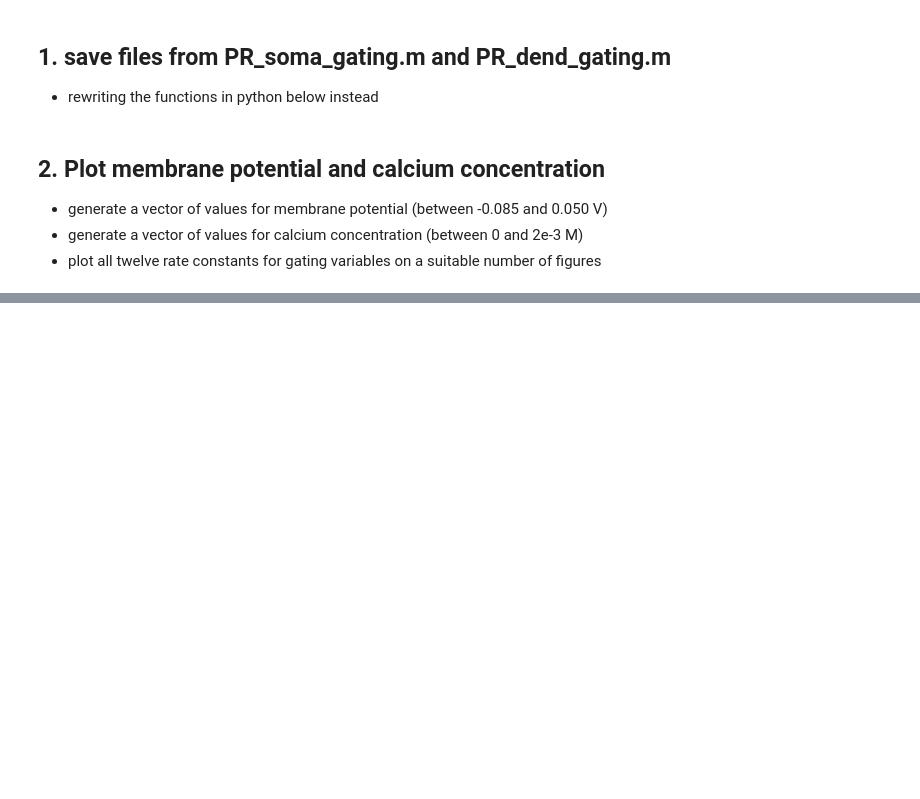
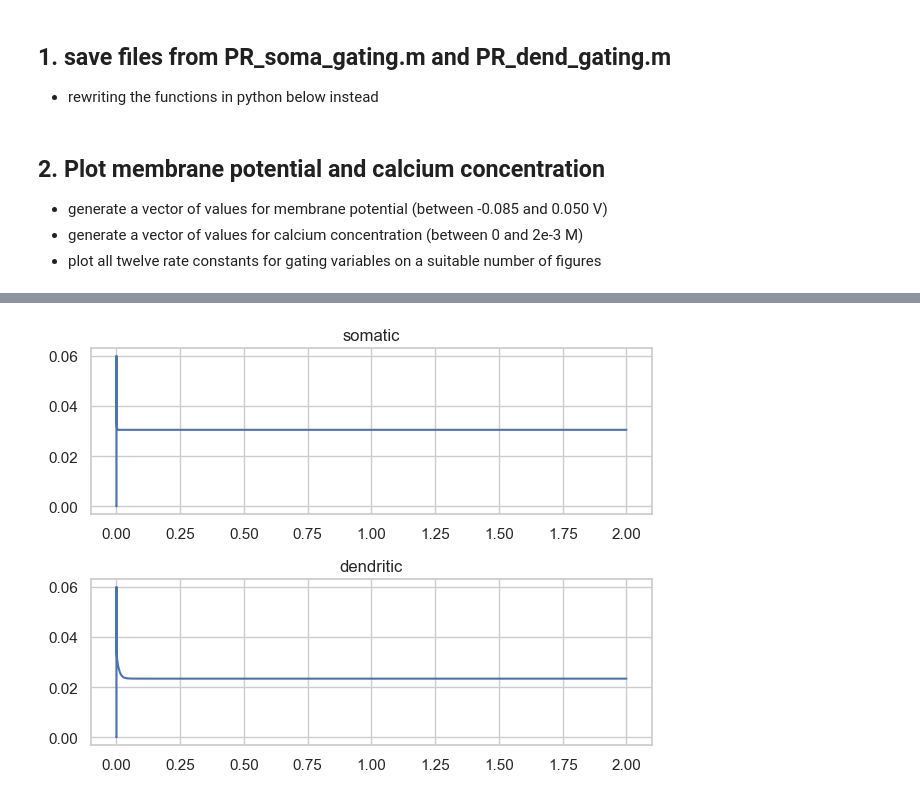
Before and after one commit to polsen99/intro_comp_neuro, a Jupyter notebook: tutorial 4.3 - two-compartment model of intrinsically bursting neuron.ipynb, the cells around one changed output, grey strips where cells are left out. Saved outputs shown, nothing was run; the diff lists cells and outputs as text; code cells hidden in the pictures; blank space fills up the shorter version.

Commit message:
complete code for q4 and q5
- some parameter is off, so not getting expected results yet.

- going to check jlindbloom params

```diff
--- a/tutorial 4.3 - two-compartment model of intrinsically bursting neuron.ipynb
+++ b/tutorial 4.3 - two-compartment model of intrinsically bursting neuron.ipynb
@@ -155,0 +381,16 @@ plt.tight_layout()
+# %%
+reset_params()
+g_link = 0
+vs, vd, spikes = pinsky_rinzel(t)
+np.sum(spikes)
+
+fig, ax = plt.subplots(2, 1)
+
+ax[0].plot(t, vs)
+ax[0].set_title('somatic')
+ax[1].plot(t, vd)
+ax[1].set_title('dendritic')a
+
+plt.tight_layout()
+# %% [output]
+[figure, added]
```
Also changed, not shown: parts of 11 cells of this notebook.
